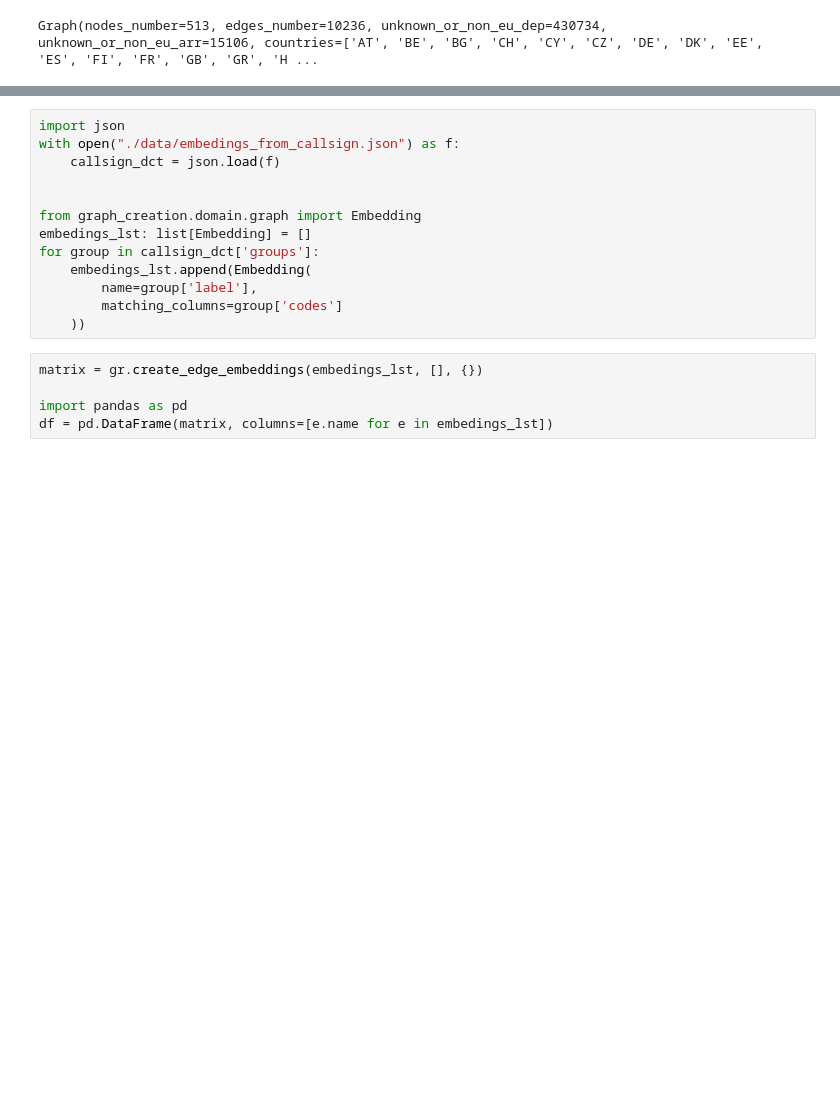
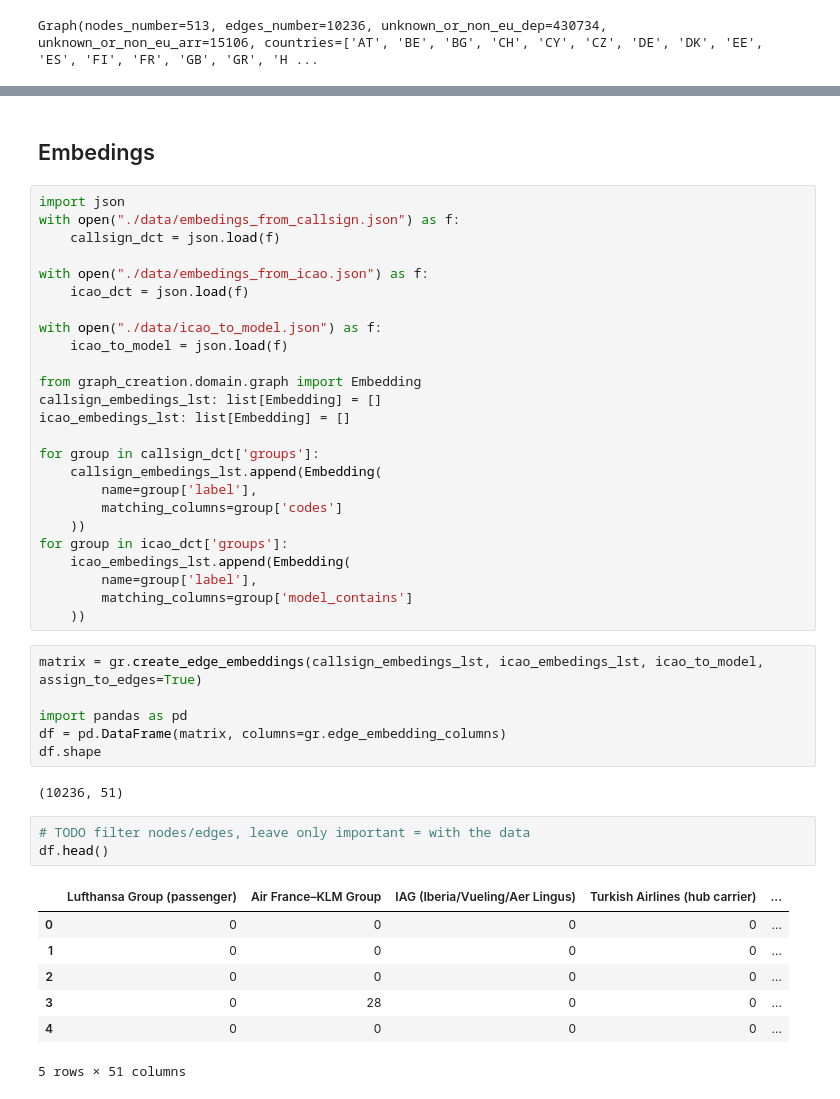
Before and after one commit to sblenlkj/eu_flights, a Jupyter notebook: eu_flights_graph.ipynb, the cells around one changed output, grey strips where cells are left out. Cells and saved outputs as stored; diff of their text form; blank space fills up the shorter version.

```diff
--- a/eu_flights_graph.ipynb
+++ b/eu_flights_graph.ipynb
@@ -12,19 +43,47 @@ Graph(nodes_number=513, edges_number=10236, unknown_or_non_eu_dep=430734, unknow
+# %% [markdown]
+## Embedings
 # %%
 import json
 with open("./data/embedings_from_callsign.json") as f:
     callsign_dct = json.load(f)
 
+with open("./data/embedings_from_icao.json") as f:
+    icao_dct = json.load(f)
+
+with open("./data/icao_to_model.json") as f:
+    icao_to_model = json.load(f)
 
 from graph_creation.domain.graph import Embedding
-embedings_lst: list[Embedding] = []
+callsign_embedings_lst: list[Embedding] = []
+icao_embedings_lst: list[Embedding] = []
+
 for group in callsign_dct['groups']:
-    embedings_lst.append(Embedding(
+    callsign_embedings_lst.append(Embedding(
         name=group['label'],
         matching_columns=group['codes']
     ))
+for group in icao_dct['groups']:
+    icao_embedings_lst.append(Embedding(
+        name=group['label'],
+        matching_columns=group['model_contains']
+    ))
 # %%
-matrix = gr.create_edge_embeddings(embedings_lst, [], {})
+matrix = gr.create_edge_embeddings(callsign_embedings_lst, icao_embedings_lst, icao_to_model, assign_to_edges=True)
 
 import pandas as pd
-df = pd.DataFrame(matrix, columns=[e.name for e in embedings_lst])
+df = pd.DataFrame(matrix, columns=gr.edge_embedding_columns)
+df.shape
+# %% [output]
+(10236, 51)
+# %%
+# TODO filter nodes/edges, leave only important = with the data
+df.head()
+# %% [output]
+|  | Lufthansa Group (passenger) | Air France–KLM Group | IAG (Iberia/Vueling/Aer Lingus) | Turkish Airlines (hub carrier) | ... |
+| 0 | 0 | 0 | 0 | 0 | ... |
+| 1 | 0 | 0 | 0 | 0 | ... |
+| 2 | 0 | 0 | 0 | 0 | ... |
+| 3 | 0 | 28 | 0 | 0 | ... |
+| 4 | 0 | 0 | 0 | 0 | ... |
+5 rows × 51 columns
 # %%
```
Also changed, not shown: parts of 6 cells of this notebook, 3 other files.
